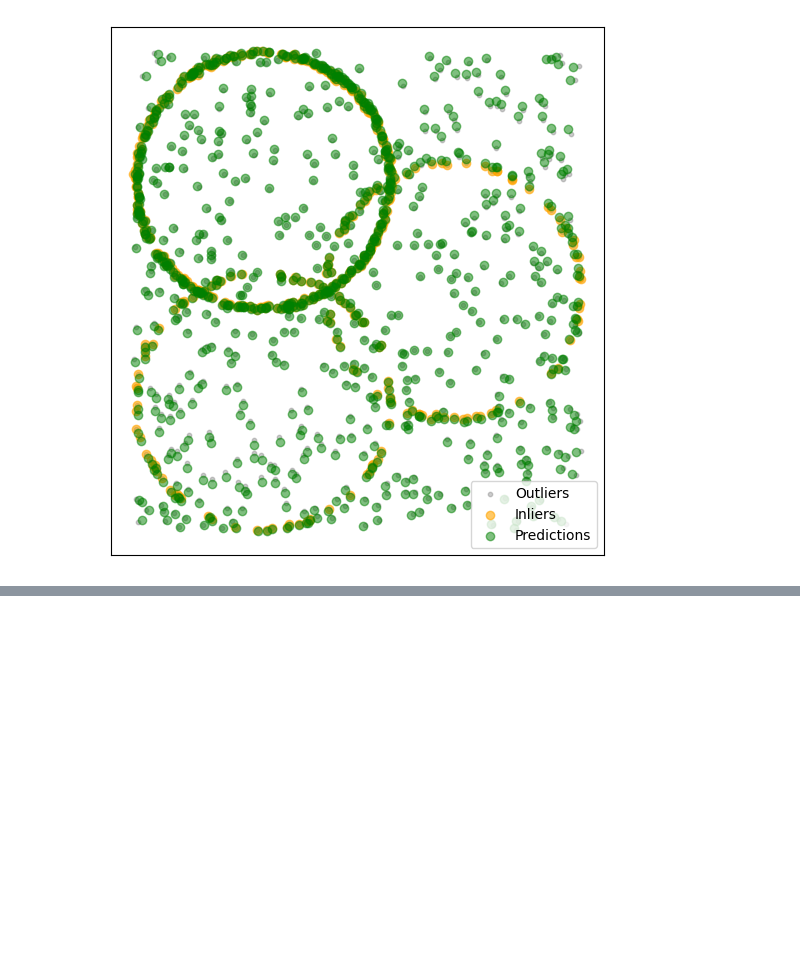
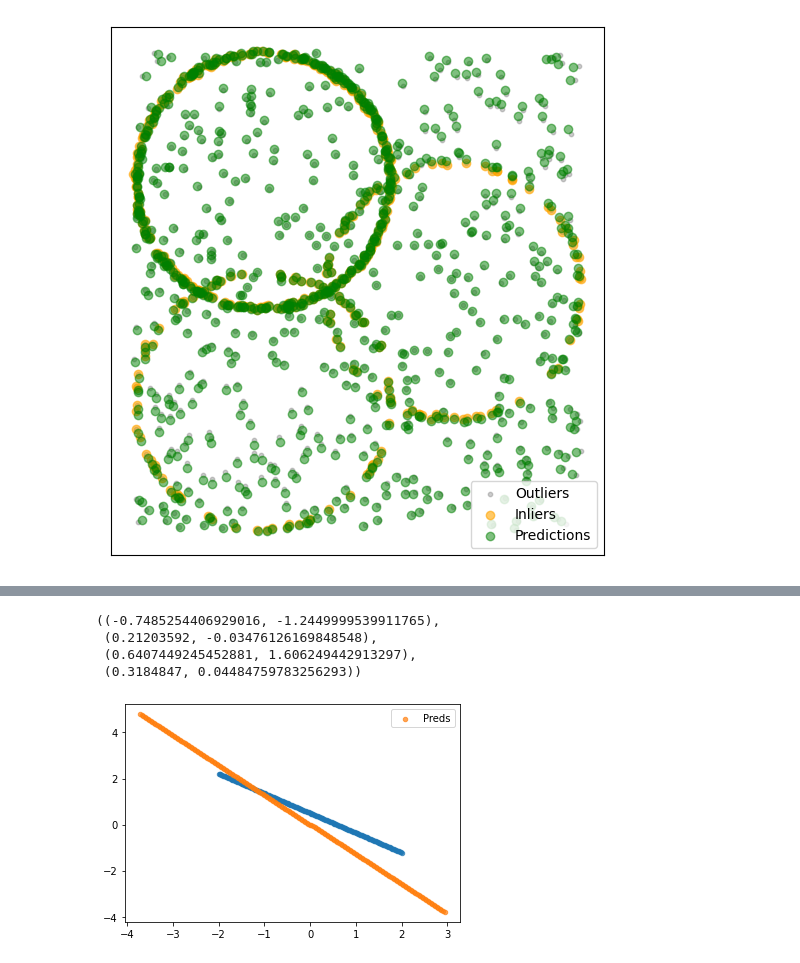
Before and after one commit to catonzio/Neural-PreferenceIsolation, a Jupyter notebook: src/projections/projections.ipynb, the cells around one changed output, grey strips where cells are left out. Saved outputs shown, nothing was run; the diff lists cells and outputs as text; code cells hidden in the pictures; blank space fills up the shorter version.

```diff
--- a/src/projections/projections.ipynb
+++ b/src/projections/projections.ipynb
@@ -140,3 +139,30 @@ w1, w2, b0, w3, w4, b1, b2
+# %%
+(w3, 1/w1), (b1, -b0/w1), (w4, 1/w2), (b2, -b0/w2)
+# %% [output]
+((-0.7485254406929016, -1.2449999539911765),
+ (0.21203592, -0.03476126169848548),
+ (0.6407449245452881, 1.606249442913297),
+ (0.3184847, 0.04484759783256293))
+# %%
+def predict(point):
+    x1, x2 = point
+    w1 = 1/w3
+
+    h = w1*x1 + w2*x2 + b0
+    # w3 = 1/w1
+    # b1 = -b0/w1
+    # b2 = -b0/w2
+    # w4 = 1/w2
+    xhat = w3*h + b1
+    yhat = w4*h + b2
+    return np.array([xhat, yhat])
+# %%
+preds = np.array([predict(p) for p in ds])
+# %%
+plot(ds)
+plot(preds, label="Preds")
+# %% [output]
+[figure, added]
 # %%
 # m_s=[-0.856], q_s=[0.5]
 idx = np.random.randint(0, len(ds))
```
Also changed, not shown: parts of 16 cells of this notebook, 6 other files.
